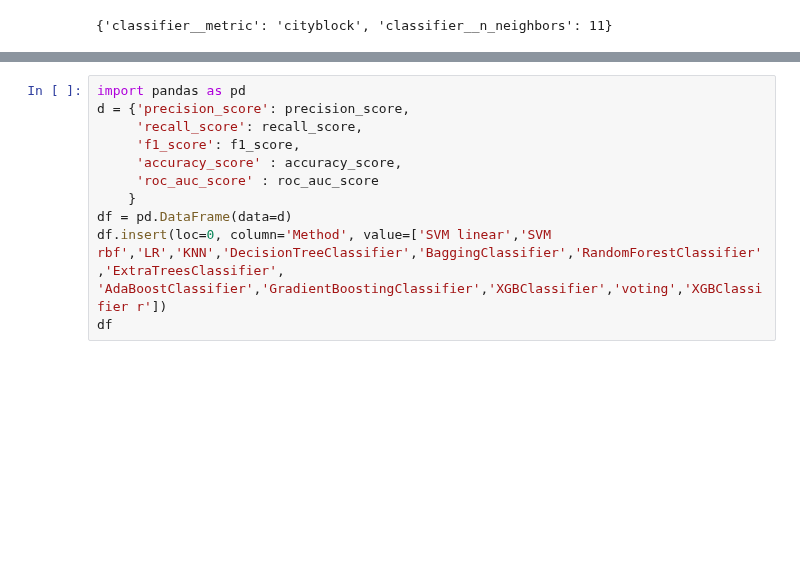
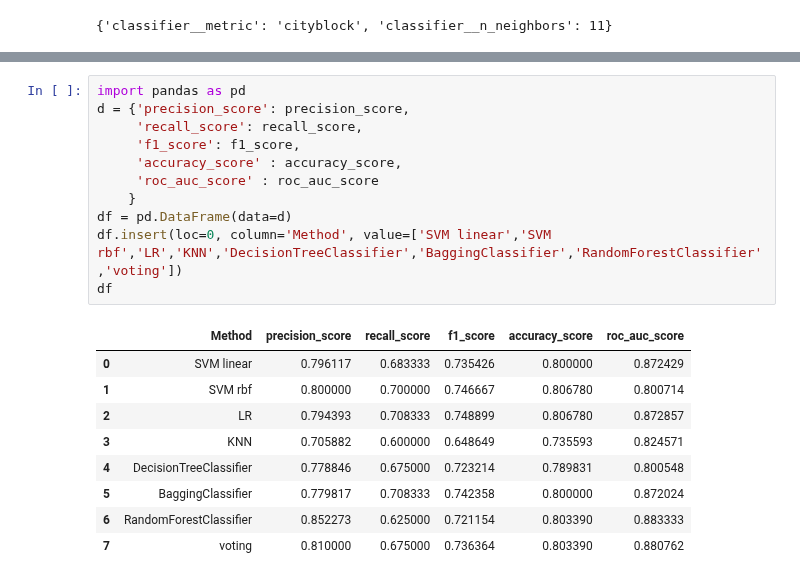
Before and after one commit to przem85/bootcamp, a Jupyter notebook: supervised_learning/D03_Z15_RR_titanic_roc.ipynb, the cells around one changed output, grey strips where cells are left out. Cells and saved outputs as stored; diff of their text form; blank space fills up the shorter version.

```diff
--- a/supervised_learning/D03_Z15_RR_titanic_roc.ipynb
+++ b/supervised_learning/D03_Z15_RR_titanic_roc.ipynb
@@ -429,14 +482,24 @@ for name, model in models:
 # %%
 import pandas as pd
 d = {'precision_score': precision_score,
      'recall_score': recall_score,
      'f1_score': f1_score,
      'accuracy_score' : accuracy_score,
      'roc_auc_score' : roc_auc_score
     }
 df = pd.DataFrame(data=d)
-df.insert(loc=0, column='Method', value=['SVM linear','SVM rbf','LR','KNN','DecisionTreeClassifier','BaggingClassifier','RandomForestClassifier','ExtraTreesClassifier', 'AdaBoostClassifier','GradientBoostingClassifier','XGBClassifier','voting','XGBClassifier r'])
+df.insert(loc=0, column='Method', value=['SVM linear','SVM rbf','LR','KNN','DecisionTreeClassifier','BaggingClassifier','RandomForestClassifier','voting'])
 df
+# %% [output]
+|  | Method | precision_score | recall_score | f1_score | accuracy_score | roc_auc_score |
+| 0 | SVM linear | 0.796117 | 0.683333 | 0.735426 | 0.800000 | 0.872429 |
+| 1 | SVM rbf | 0.800000 | 0.700000 | 0.746667 | 0.806780 | 0.800714 |
+| 2 | LR | 0.794393 | 0.708333 | 0.748899 | 0.806780 | 0.872857 |
+| 3 | KNN | 0.705882 | 0.600000 | 0.648649 | 0.735593 | 0.824571 |
+| 4 | DecisionTreeClassifier | 0.778846 | 0.675000 | 0.723214 | 0.789831 | 0.800548 |
+| 5 | BaggingClassifier | 0.779817 | 0.708333 | 0.742358 | 0.800000 | 0.872024 |
+| 6 | RandomForestClassifier | 0.852273 | 0.625000 | 0.721154 | 0.803390 | 0.883333 |
+| 7 | voting | 0.810000 | 0.675000 | 0.736364 | 0.803390 | 0.880762 |
 # %%
 from sklearn.metrics import roc_curve
 
```
Also changed, not shown: parts of 6 cells of this notebook.
